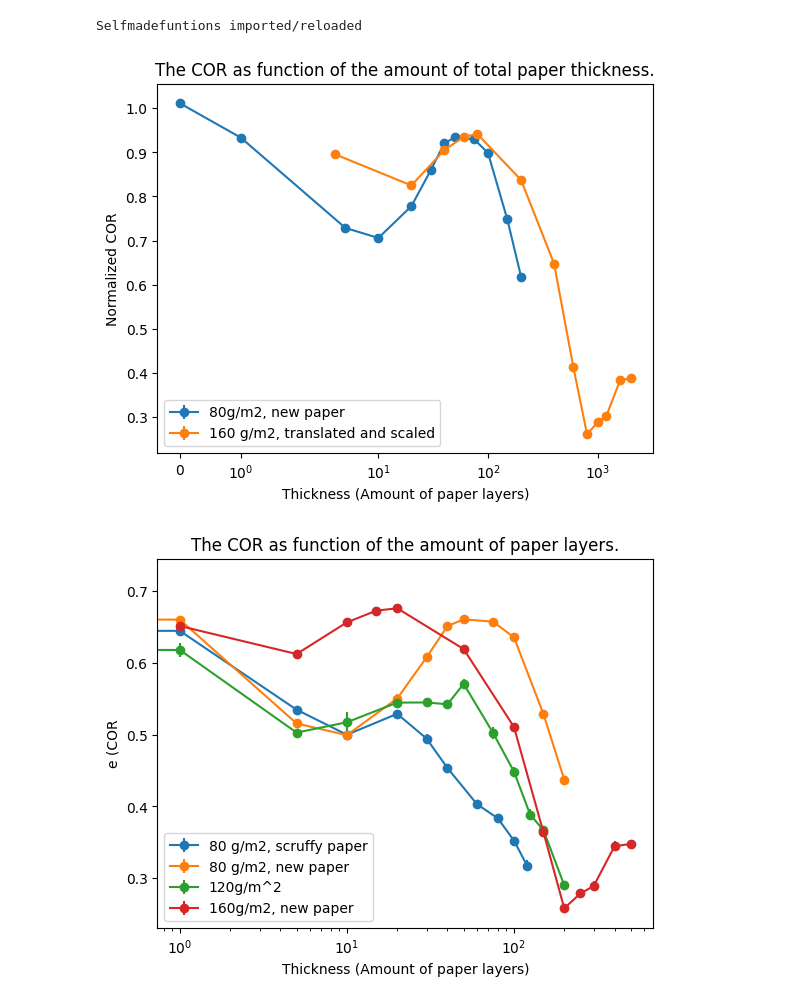
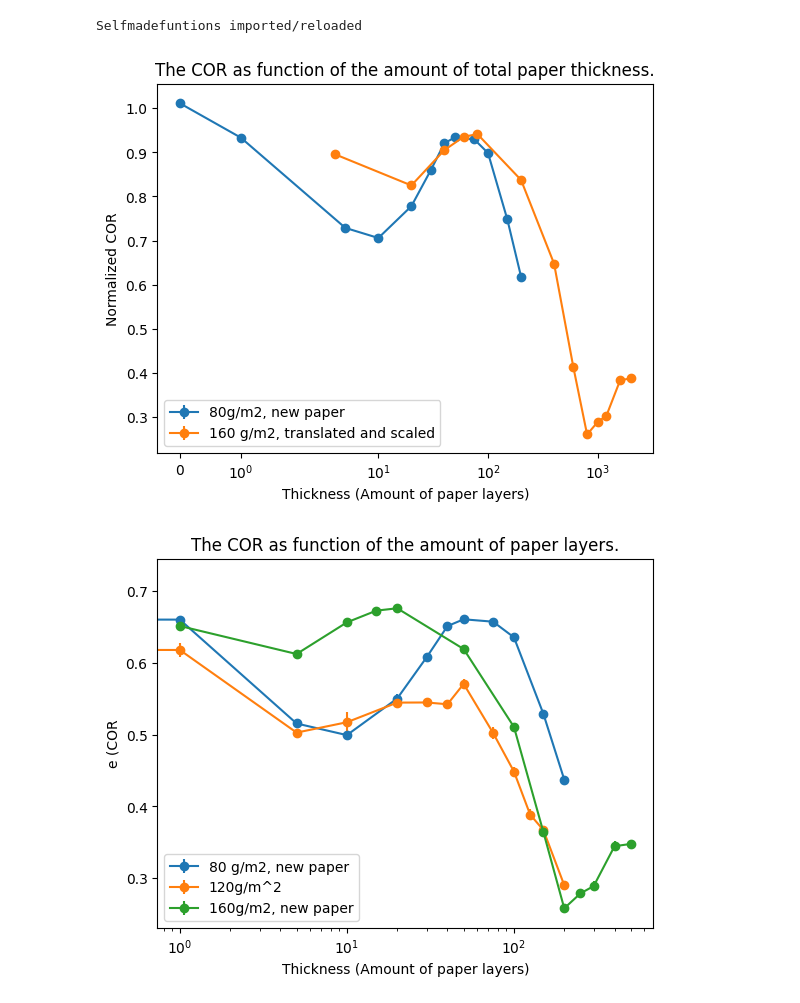
Before and after one commit to joshuadijksman/paperstack, a Jupyter notebook: Manou_version/code/Manou_Liesker_combinedata.ipynb, the cells around one changed output. Saved outputs shown, nothing was run; the diff lists cells and outputs as text; code cells hidden in the pictures.

```diff
--- a/Manou_version/code/Manou_Liesker_combinedata.ipynb
+++ b/Manou_version/code/Manou_Liesker_combinedata.ipynb
@@ -104,47 +103,12 @@ results = results.sort_values("Thickness").reset_index(drop=True)
 # %% [markdown]
 Below I used the self made functions in selfmadefunctions.py to reprocess the data from 2024 I collected with Maria.
 # %%
-importlib.reload(selfmadefunctions)
-inputfolder = Path(r"Z:\\Clean_Data\Data_Manou_Thesis_Clean\80d_newpaper")
 
-variable_type = "Number of Papers"
-Thickness_80d_newpaper_unique = [0, 1, 5, 10, 20, 30, 40, 50, 75, 100, 150, 200]
-Thickness_80d_newpaper = []
-COR_80d_newpaper = []
-Thickness_80d_newpaper_mm = []
-
-for t in Thickness_80d_newpaper_unique:
-    variable_value = f"{t} papers"
-
-    for j in range(1, 4):
-        filename = f"80d_newpaper_{t}t_{j}_clean"
-        cor_value = selfmadefunctions.COR_calculator_general(inputfolder=inputfolder,
-                                                                    variable_type=variable_type,
-                                                                    variable_value=variable_value,
-                                                                    filename=filename, Find_Plot=False,
-                                                                    Fit_Plot=False, Fit_Report=False)
-        COR_80d_newpaper.append(cor_value)
-        Thickness_80d_newpaper.append(t)
-
-COR_80d_newpaper [30] = np.nan
-
-
-Thickness_80d_newpaper, COR_80d_newpaper, COR_err_80d_newpaper, avg_COR_80d_newpaper, Thickness_80d_newpaper_unique = selfmadefunctions.get_avg_err(Thickness_80d_newpaper, COR_80d_newpaper)
-
-
-
-for t in Thickness_80d_newpaper_unique:
-    Thickness_80d_newpaper_mm.append(t * 0.1)
-
-plt.errorbar(Thickness_80d_newpaper_unique, avg_COR_80d_newpaper, yerr = COR_err_80d_newpaper, fmt = 'o', zorder = 2)
-plt.errorbar(Thickness_80d_newpaper, COR_80d_newpaper, fmt = 'o', alpha = 0.2, zorder = 1)
 plt.errorbar(T3_Thicknesses, T_COR, yerr= T_COR_err, fmt = 'o', label = "Measurements day 1", zorder = 1)
 plt.errorbar(V_Thicknesses, V_COR, yerr= V_COR_err, fmt = 'o', label = "Measurements day 2", zorder = 0)
 plt.title('The COR as a function of substrate thickness')
 plt.xlabel('Thickness (paper layers)')
 plt.ylabel('Coefficient of restitution')
-plt.ylim(0.22, 0.7)
-plt.xlim(1, 500)
 plt.legend()
 plt.show()
 # %% [output]
@@ -771,39 +724,39 @@ for t in Thickness_160d_unique:
 for t in normalized_COR_160d:
     COR_shifted_160d.append(t ** (4/3))
 # %%
+plt.errorbar(Thickness_80d_newpaper_unique, normalized_COR_80d_newpaper, yerr = COR_err_80d_newpaper, fmt = 'o-', label = '80g/m2, new paper')
+plt.errorbar(Thickness_shifted_160d, COR_shifted_160d, yerr = COR_err_160d, fmt = 'o-', label = '160 g/m2, translated and scaled')
 #plt.errorbar(Thickness_80d_unique, normalized_COR_80d, yerr = COR_err_80d, fmt = 'o-', label = '80 g/m2, scruffy paper')
-plt.errorbar(Thickness_80d_newpaper_unique, normalized_COR_80d_newpaper, yerr = COR_err_80d_newpaper, fmt = 'o-', label = '80g/m2, new paper')
 #plt.errorbar(Thickness_160d_unique, normalized_COR_160d, yerr = COR_err_160d, fmt = 'o-', label = '160 g/m2, new paper')
-plt.errorbar(Thickness_shifted_160d, COR_shifted_160d, yerr = COR_err_160d, fmt = 'o-', label = '160 g/m2, translated and scaled')
 plt.ylabel("Normalized COR")
 plt.xlabel("Thickness (Amount of paper layers)")
 plt.title("The COR as function of the amount of total paper thickness.")
 plt.xscale('symlog')
 plt.legend()
 plt.show()
 
 
-plt.errorbar(Thickness_80d_unique, avg_COR_80d, yerr = COR_err_80d, fmt = 'o-', label = '80 g/m2, scruffy paper')
 plt.errorbar(Thickness_80d_newpaper_unique, avg_COR_80d_newpaper, yerr = COR_err_80d_newpaper, fmt = 'o-', label = '80 g/m2, new paper')
 plt.errorbar(Thickness_unique_120d, avg_COR_120d, yerr=COR_err_120d, fmt = 'o-', label='120g/m^2')
 plt.errorbar(Thickness_160d_unique, avg_COR_160d, yerr = COR_err_160d, fmt = 'o-', label = '160g/m2, new paper')
+#plt.errorbar(Thickness_80d_unique, avg_COR_80d, yerr = COR_err_80d, fmt = 'o-', label = '80 g/m2, scruffy paper')
 plt.ylabel("e (COR")
 plt.xlabel("Thickness (Amount of paper layers)")
 plt.xscale('log')
 plt.title("The COR as function of the amount of paper layers.")
 plt.legend()
 plt.show()
 
 plt.errorbar(Thickness_80d_mm, avg_COR_80d, yerr = COR_err_80d, fmt = 'o-', label = '80 g/m2, scruffy paper')
 plt.errorbar(Thickness_80d_newpaper_mm, avg_COR_80d_newpaper, yerr = COR_err_80d_newpaper, fmt = 'o-', label = '80g/m2, new paper')
 plt.errorbar(Thickness_160d_mm, avg_COR_160d, yerr = COR_err_160d, fmt = 'o-', label = '160 g/m2, new paper')
 plt.ylabel("e (COR)")
 plt.xlabel("Thickness (mm)")
 plt.xscale('log')
 plt.title("The COR as function of the amount of total paper thickness.")
 plt.legend()
 plt.show()
 # %% [output]
 [figure]
-[figure, old version]
+[figure, new version]
 [figure]
```
Also changed, not shown: parts of 2 cells of this notebook.
